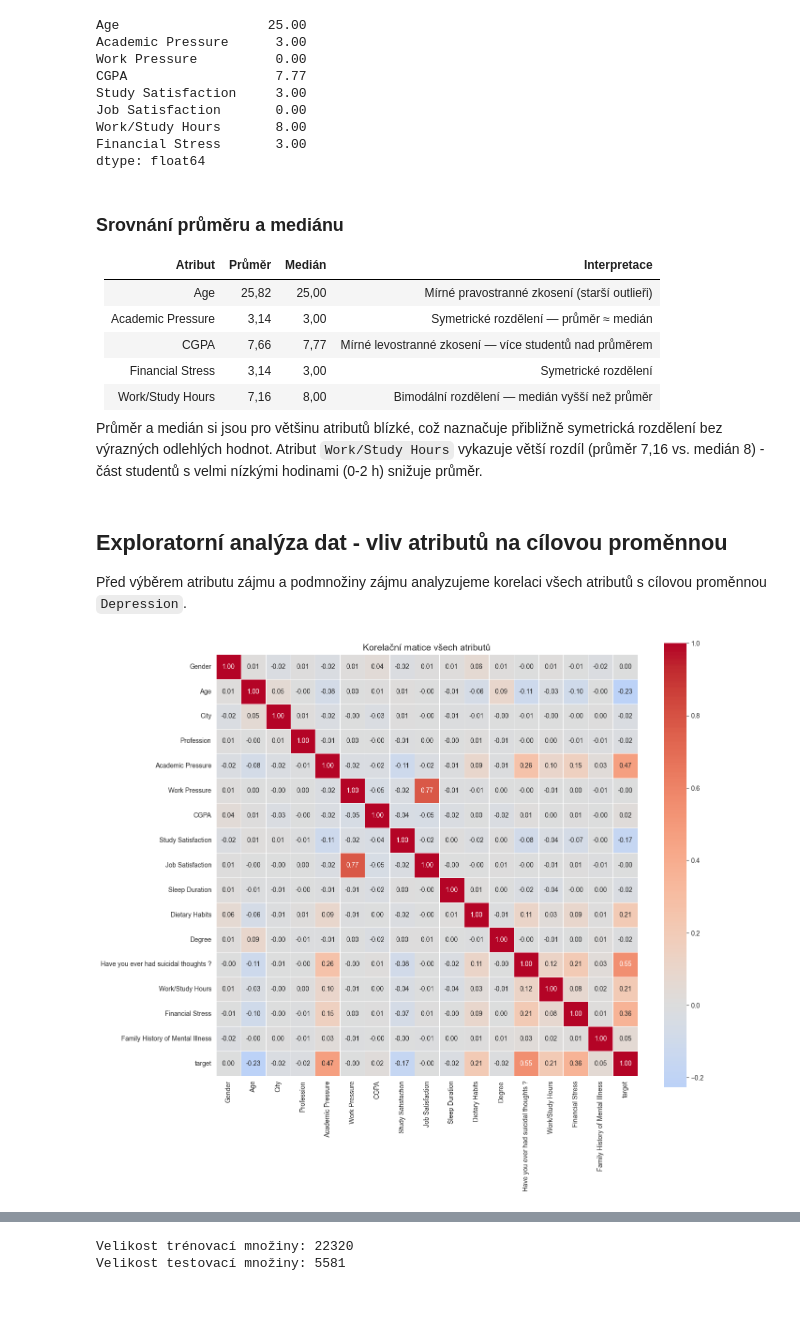
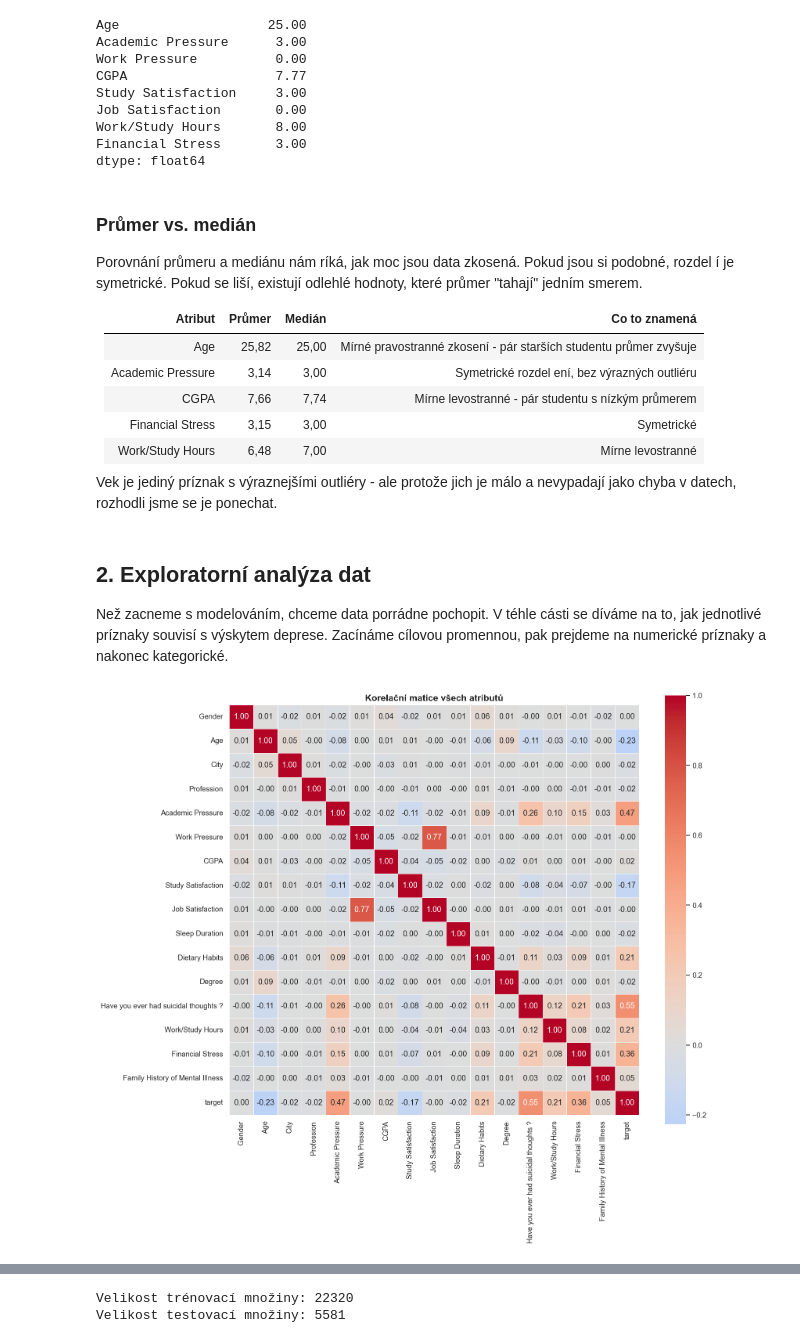
Before and after one commit to Nurofenkkk/VSE, a Jupyter notebook: ML2.ipynb, the cells around one changed output, grey strips where cells are left out. Drawn from its saved outputs; the diff is of its cells as text; code cells hidden in the pictures; blank space fills up the shorter version.

```diff
--- a/ML2.ipynb
+++ b/ML2.ipynb
@@ -167,49 +184,56 @@ Work/Study Hours       8.00
 Financial Stress       3.00
 dtype: float64
 # %% [markdown]
-### Srovnání průměru a mediánu
+### Průmer vs. medián
 
-| Atribut | Průměr | Medián | Interpretace |
+Porovnání průmeru a mediánu nám ríká, jak moc jsou data zkosená. Pokud jsou si podobné, rozdel í je symetrické. Pokud se liší, existují odlehlé hodnoty, které průmer "tahají" jedním smerem.
+
+| Atribut | Průmer | Medián | Co to znamená |
 |---|---|---|---|
-| Age | 25,82 | 25,00 | Mírné pravostranné zkosení (starší outlieři) |
-| Academic Pressure | 3,14 | 3,00 | Symetrické rozdělení — průměr ≈ medián |
-| CGPA | 7,66 | 7,77 | Mírné levostranné zkosení — více studentů nad průměrem |
-| Financial Stress | 3,14 | 3,00 | Symetrické rozdělení |
-| Work/Study Hours | 7,16 | 8,00 | Bimodální rozdělení — medián vyšší než průměr |
+| Age | 25,82 | 25,00 | Mírné pravostranné zkosení - pár starších studentu průmer zvyšuje |
+| Academic Pressure | 3,14 | 3,00 | Symetrické rozdel ení, bez výrazných outliéru |
+| CGPA | 7,66 | 7,74 | Mírne levostranné - pár studentu s nízkým průmerem |
+| Financial Stress | 3,15 | 3,00 | Symetrické |
+| Work/Study Hours | 6,48 | 7,00 | Mírne levostranné |
 
-Průměr a medián si jsou pro většinu atributů blízké, což naznačuje přibližně symetrická rozdělení bez výrazných odlehlých hodnot. Atribut `Work/Study Hours` vykazuje větší rozdíl (průměr 7,16 vs. medián 8) - část studentů s velmi nízkými hodinami (0-2 h) snižuje průměr.
+Vek je jediný príznak s výraznejšími outliéry - ale protože jich je málo a nevypadají jako chyba v datech, rozhodli jsme se je ponechat.
 # %% [markdown]
-## Exploratorní analýza dat - vliv atributů na cílovou proměnnou
+## 2. Exploratorní analýza dat
 
-Před výběrem atributu zájmu a podmnožiny zájmu analyzujeme korelaci všech atributů s cílovou proměnnou `Depression`.
+Než zacneme s modelováním, chceme data porrádne pochopit. V téhle cásti se díváme na to, jak jednotlivé príznaky souvisí s výskytem deprese. Zacínáme cílovou promennou, pak prejdeme na numerické príznaky a nakonec kategorické.
 # %%
 import matplotlib.pyplot as plt
 import seaborn as sns
 from sklearn.preprocessing import LabelEncoder
 
 # Encode categorical columns
 df_enc = df.copy()
 for col in df_enc.select_dtypes(include='object').columns:
     df_enc[col] = LabelEncoder().fit_transform(df_enc[col].astype(str))
 df_enc['target'] = df_enc['target'].astype(int)
 
 # Square correlation matrix
 corr_matrix = df_enc.corr()
 
 fig, ax = plt.subplots(figsize=(14, 12))
 sns.heatmap(
     corr_matrix,
     annot=True,
     fmt='.2f',
     cmap='coolwarm',
     center=0,
     square=True,
     linewidths=0.5,
     ax=ax
 )
 ax.set_title('Korelační matice všech atributů', fontsize=14)
 plt.tight_layout()
 plt.savefig('korelacni_matice.png', dpi=150, bbox_inches='tight')
 plt.show()
+
+
+sns.set_theme(style='whitegrid')
+plt.rcParams['figure.facecolor'] = 'white'
+plt.rcParams['axes.facecolor'] = 'white'
 # %% [output]
-[figure, old version]
+[figure, new version]
```
Also changed, not shown: parts of 62 cells of this notebook, 15 other files.
